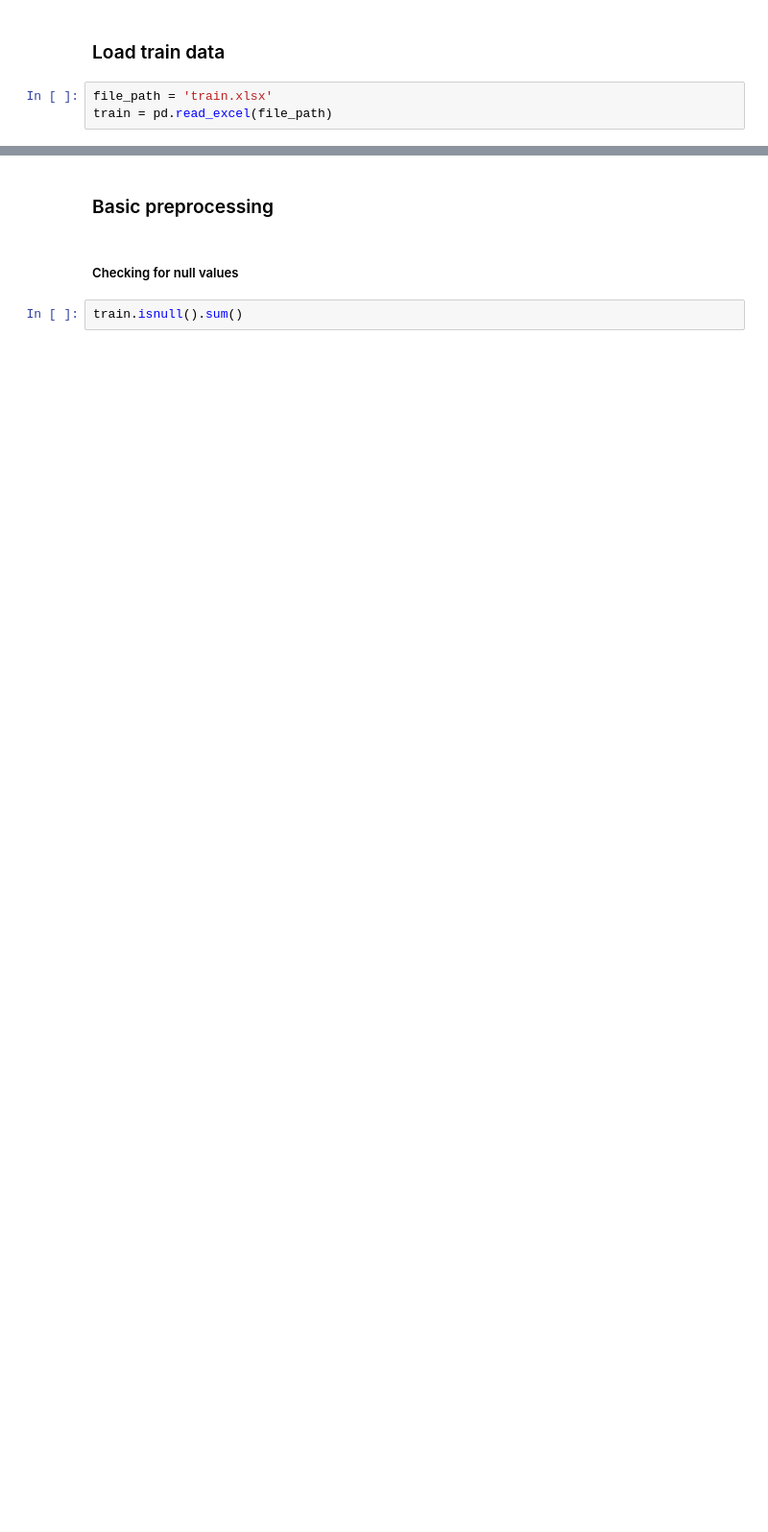
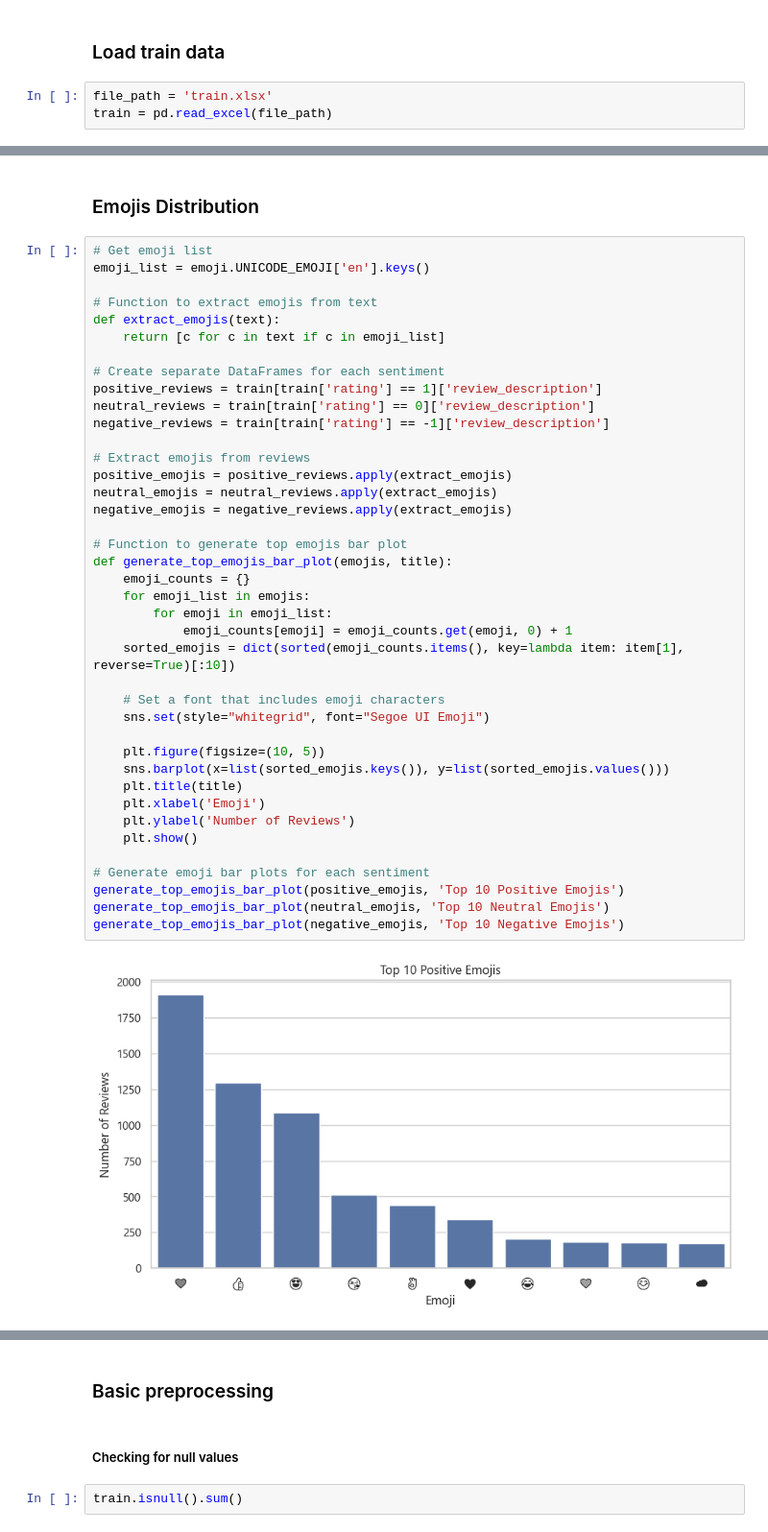
Before and after one commit to Omar-Yasser/arabic-sentiment-analysis, a Jupyter notebook: preprocessing.ipynb, the cells around one changed output, grey strips where cells are left out. Shown at 96% size. Drawn from its saved outputs; the diff is of its cells as text; blank space fills up the shorter version.

```diff
--- a/preprocessing.ipynb
+++ b/preprocessing.ipynb
@@ -53,0 +90,44 @@ train.head()
+# %% [markdown]
+### Emojis Distribution
+# %%
+# Get emoji list
+emoji_list = emoji.UNICODE_EMOJI['en'].keys()
+
+# Function to extract emojis from text
+def extract_emojis(text):
+    return [c for c in text if c in emoji_list]
+
+# Create separate DataFrames for each sentiment
+positive_reviews = train[train['rating'] == 1]['review_description']
+neutral_reviews = train[train['rating'] == 0]['review_description']
+negative_reviews = train[train['rating'] == -1]['review_description']
+
+# Extract emojis from reviews
+positive_emojis = positive_reviews.apply(extract_emojis)
+neutral_emojis = neutral_reviews.apply(extract_emojis)
+negative_emojis = negative_reviews.apply(extract_emojis)
+
+# Function to generate top emojis bar plot
+def generate_top_emojis_bar_plot(emojis, title):
+    emoji_counts = {}
+    for emoji_list in emojis:
+        for emoji in emoji_list:
+            emoji_counts[emoji] = emoji_counts.get(emoji, 0) + 1
+    sorted_emojis = dict(sorted(emoji_counts.items(), key=lambda item: item[1], reverse=True)[:10])
+
+    # Set a font that includes emoji characters
+    sns.set(style="whitegrid", font="Segoe UI Emoji")
+
+    plt.figure(figsize=(10, 5))
+    sns.barplot(x=list(sorted_emojis.keys()), y=list(sorted_emojis.values()))
+    plt.title(title)
+    plt.xlabel('Emoji')
+    plt.ylabel('Number of Reviews')
+    plt.show()
+
+# Generate emoji bar plots for each sentiment
+generate_top_emojis_bar_plot(positive_emojis, 'Top 10 Positive Emojis')
+generate_top_emojis_bar_plot(neutral_emojis, 'Top 10 Neutral Emojis')
+generate_top_emojis_bar_plot(negative_emojis, 'Top 10 Negative Emojis')
+# %% [output]
+[figure, added]
```
Also changed, not shown: parts of 21 cells of this notebook.
